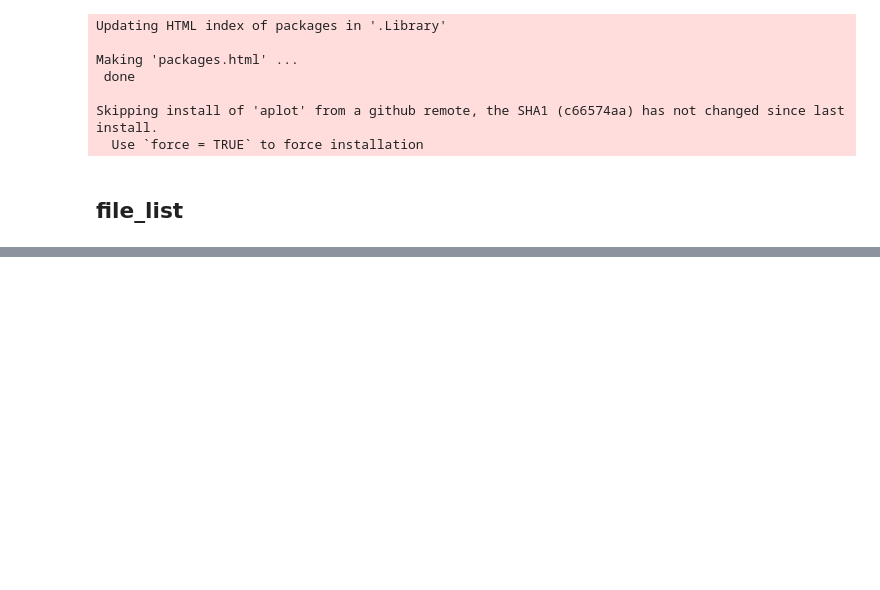
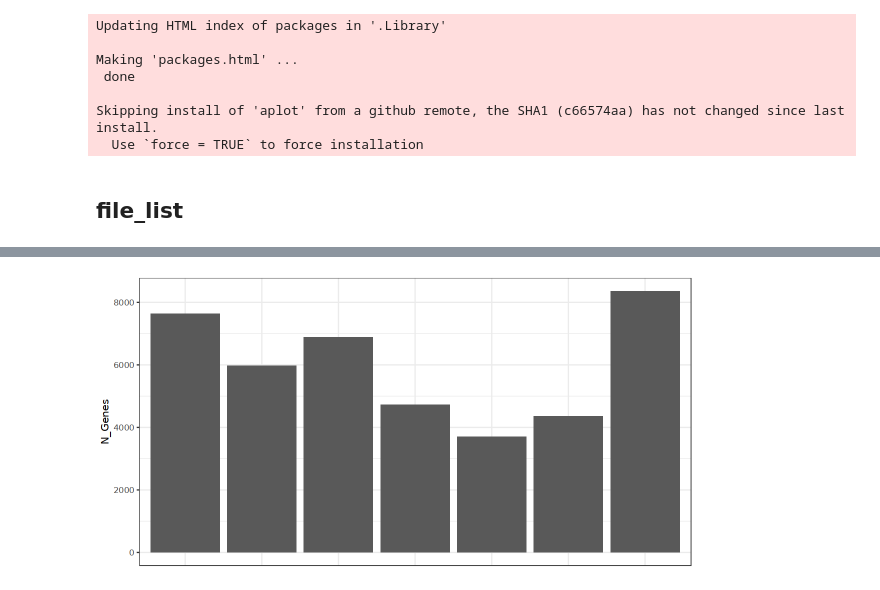
Before and after one commit to aifimmunology/sound-life-scrna-analysis, a Jupyter notebook: Mehul_Notebooks/DEG_Mehul/01D_Visualization.ipynb, the cells around one changed output, grey strips where cells are left out. Drawn from its saved outputs; the diff is of its cells as text; code cells hidden in the pictures; blank space fills up the shorter version.

```diff
--- a/Mehul_Notebooks/DEG_Mehul/01D_Visualization.ipynb
+++ b/Mehul_Notebooks/DEG_Mehul/01D_Visualization.ipynb
@@ -108,4 +126,8 @@ p2<-ggplot(total_gene, aes(x = celltype, y = count)) +
   theme(axis.title.x=element_blank(),
         axis.text.x=element_blank(),
         axis.ticks.x=element_blank())+ylab('N_Genes')
+# %%
+p2
+# %% [output]
+[figure, added]
 # %%
```
Also changed, not shown: parts of 11 cells of this notebook, 1 other file.
